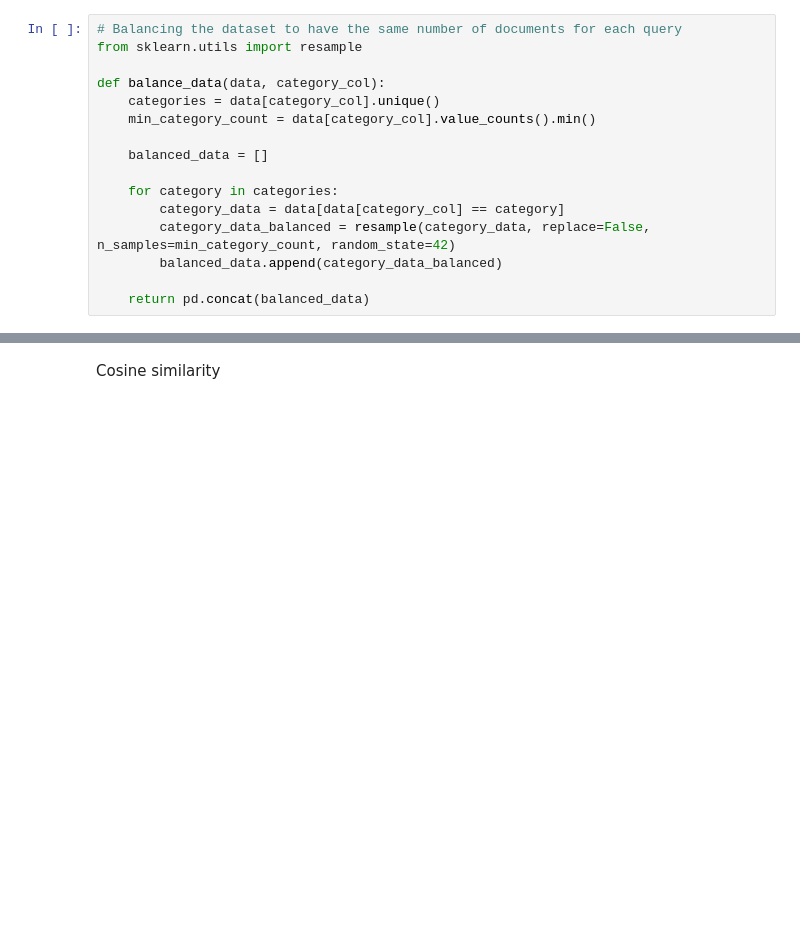
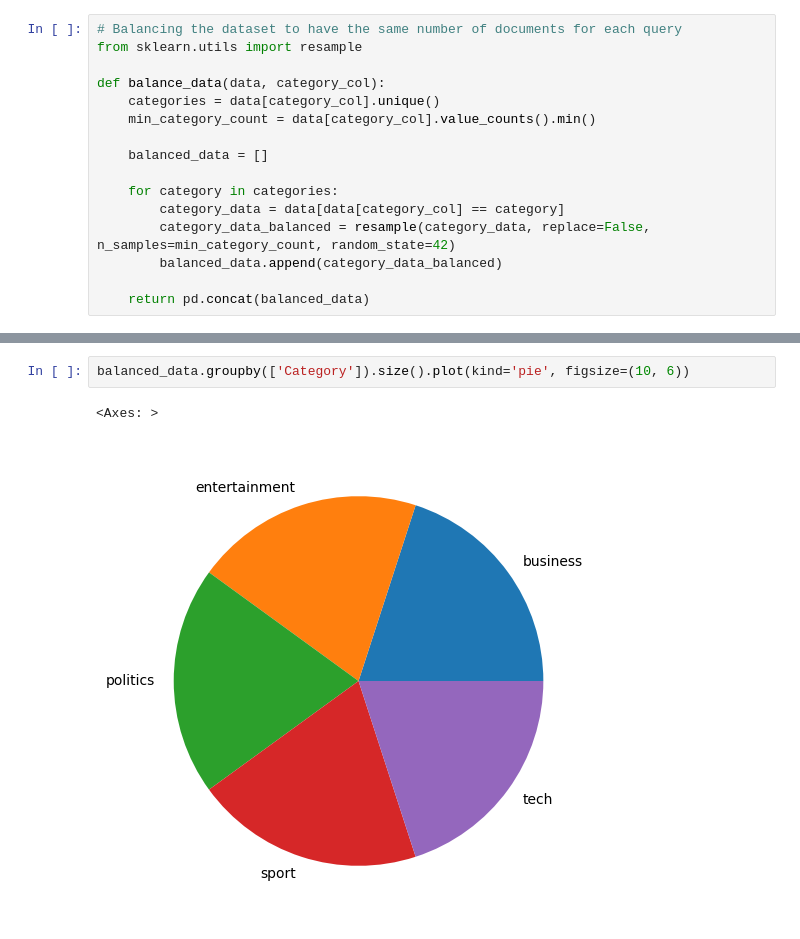
Before and after one commit to GNajeral/IR_1, a Jupyter notebook: assignment.ipynb, the cells around one changed output, grey strips where cells are left out. Drawn from its saved outputs; the diff is of its cells as text; blank space fills up the shorter version.

```diff
--- a/assignment.ipynb
+++ b/assignment.ipynb
@@ -411,2 +211,5 @@ Confusion Matrix for KNeighborsClassifier:
-# %% [markdown]
-Cosine similarity
+# %%
+balanced_data.groupby(['Category']).size().plot(kind='pie', figsize=(10, 6))
+# %% [output]
+<Axes: >
+[figure, added]
```
Also changed, not shown: parts of 32 cells of this notebook, 1 other file.
